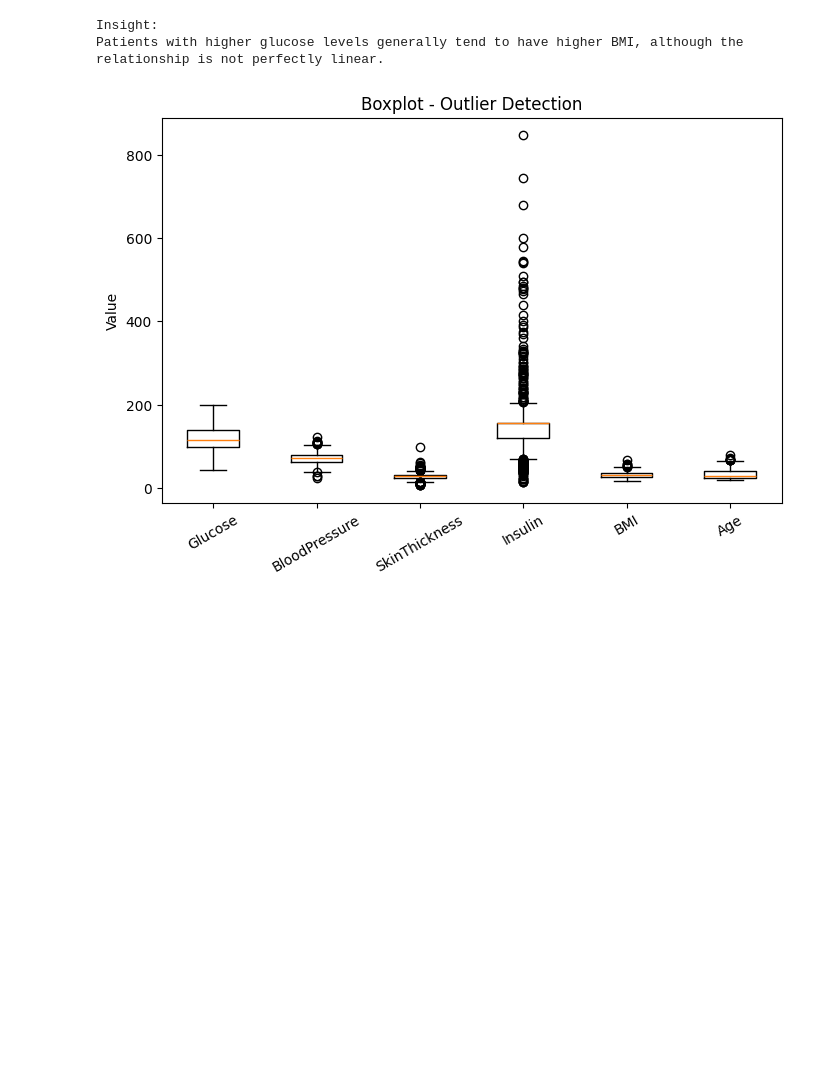
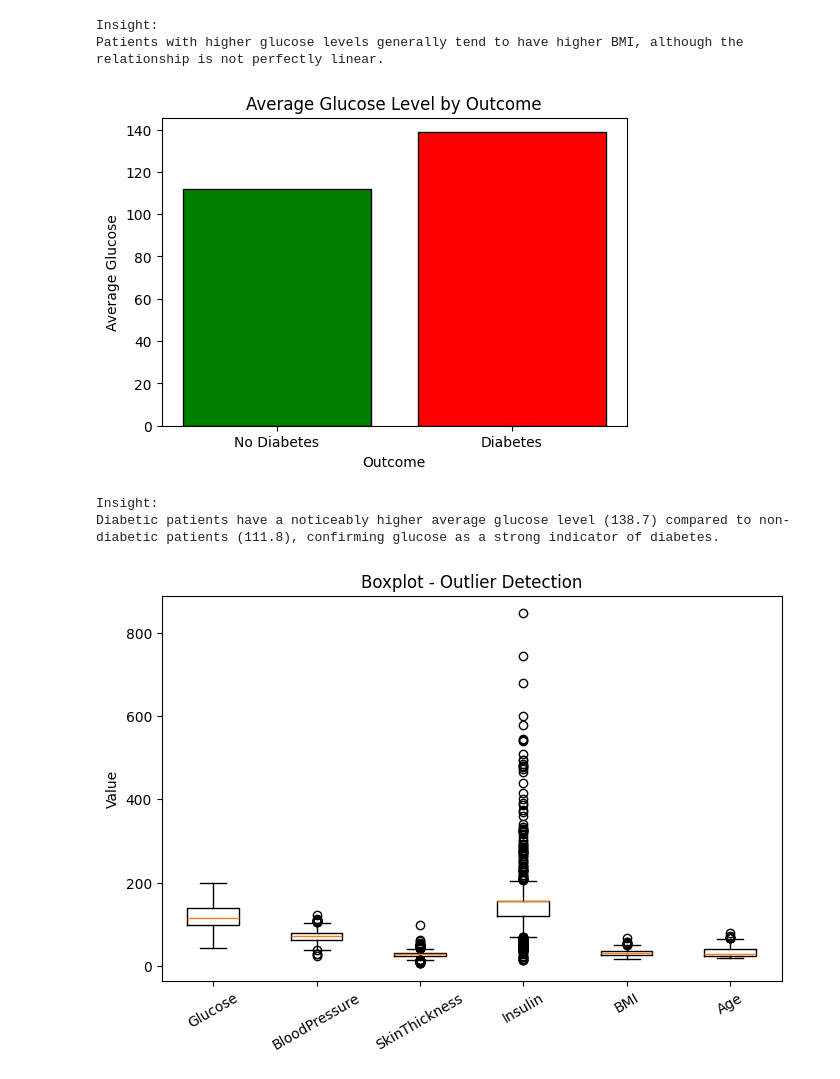
Before and after one commit to mudassir7328/Diabetes_Prediction, a Jupyter notebook: diabetes_prediction.ipynb, the cells around one changed output. Cells and saved outputs as stored; diff of their text form; code cells hidden in the pictures; blank space fills up the shorter version.

```diff
--- a/diabetes_prediction.ipynb
+++ b/diabetes_prediction.ipynb
@@ -168,4 +168,22 @@ print("Patients with higher glucose levels generally tend to have higher BMI, al
 [figure]
 Insight:
 Patients with higher glucose levels generally tend to have higher BMI, although the relationship is not perfectly linear.
+# %%
+# GRAPH 4 : Average Glucose Level by Outcome
+plt.figure(figsize=(6, 4))
+avg_glucose = [df[df["Outcome"] == 0]["Glucose"].mean(),
+               df[df["Outcome"] == 1]["Glucose"].mean()]
+plt.bar(["No Diabetes", "Diabetes"], avg_glucose,
+        color=["green", "red"], edgecolor="black")
+plt.title("Average Glucose Level by Outcome")
+plt.xlabel("Outcome")
+plt.ylabel("Average Glucose")
+plt.show()
+
+print("\nInsight:")
+print(f"Diabetic patients have a noticeably higher average glucose level ({round(avg_glucose[1],1)}) compared to non-diabetic patients ({round(avg_glucose[0],1)}), confirming glucose as a strong indicator of diabetes.")
+# %% [output]
+[figure, added]
+Insight:
+Diabetic patients have a noticeably higher average glucose level (138.7) compared to non-diabetic patients (111.8), confirming glucose as a strong indicator of diabetes.
 # %%
```
Also changed, not shown: parts of 1 cell of this notebook.
